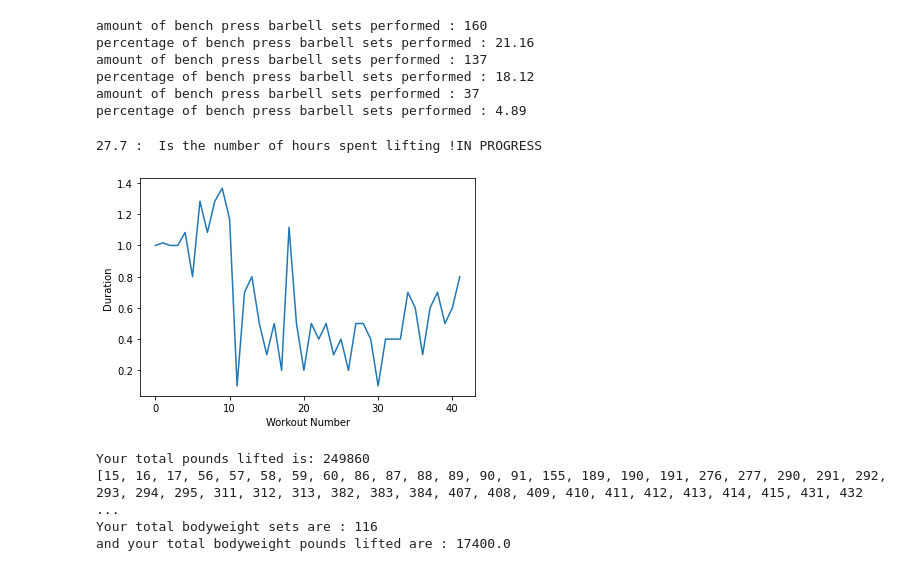
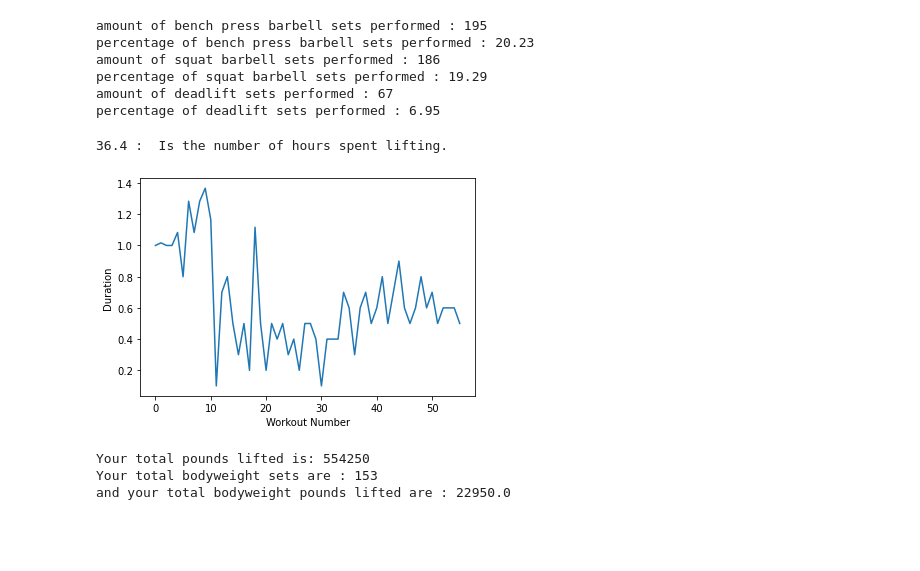
Before and after one commit to JosephAFerguson/datasciencelearning, a Jupyter notebook: liftdatanotebook.ipynb, the cells around one changed output. Drawn from its saved outputs; the diff is of its cells as text; code cells hidden in the pictures; blank space fills up the shorter version.

```diff
--- a/liftdatanotebook.ipynb
+++ b/liftdatanotebook.ipynb
@@ -28,20 +31,20 @@ The amount of workouts completed are: 45
 # %%
 #Make graph of duration of workout in total amount of sets
 #Use npworkouts from above cell
-workoutDur = []
+workoutSets = []
 #Makes new list containing duration of x workouts
-for i in range(len(npworkouts)):
+for i in range(len(uniquedates)):
     if i != 0:
-        dur = npworkouts[i] - npworkouts[i-1]
-        workoutDur.append(dur)
+        dur = uniquedates[i] - uniquedates[i-1]
+        workoutSets.append(dur)
 #Find average duration (# of sets)
 sum = 0
-for i in workoutDur:
+for i in workoutSets:
     sum = sum + i
-average = sum/len(workoutDur)
-print("The average amount of sets of your workouts are: " + str(average))
+average = sum/len(workoutSets)
+print("The average amount of sets of your workouts are: {0:.2f}".format(average))
 #Make a chart
-plt.plot(workoutDur, )
+plt.plot(workoutSets, )
 plt.xlabel("Workout Number")
 plt.ylabel("Number of Sets")
 # %% [output]
@@ -51,11 +54,8 @@ Text(0, 0.5, 'Number of Sets')
 # %%
-#Use workouDur to get rows of the workouts in multiple list??
-npvariations = np.array([data.values.T[3].tolist()])
-iterations1 = 0
 bpperformed_barbell = 0
 squat_barbell = 0
 deadlift_barbell = 0
-for i in npvariations[0]:
+for i in ExerciseName:
     if i == 'Bench Press (Barbell)':
         bpperformed_barbell +=1
     if i == 'Squat (Barbell)':
@@ -63,88 +63,80 @@ for i in npvariations[0]:
     if i == "Deadlift (Barbell)":
         deadlift_barbell +=1
 print("amount of bench press barbell sets performed : " + str(bpperformed_barbell))
-print("percentage of bench press barbell sets performed : {0:.2f}".format((bpperformed_barbell/len(npvariations[0]))*100))
-print("amount of bench press barbell sets performed : " + str(squat_barbell))
-print("percentage of bench press barbell sets performed : {0:.2f}".format((squat_barbell/len(npvariations[0]))*100))
-print("amount of bench press barbell sets performed : " + str(deadlift_barbell))
-print("percentage of bench press barbell sets performed : {0:.2f}".format((deadlift_barbell/len(npvariations[0]))*100))
+print("percentage of bench press barbell sets performed : {0:.2f}".format((bpperformed_barbell/len(ExerciseName))*100))
+print("amount of squat barbell sets performed : " + str(squat_barbell))
+print("percentage of squat barbell sets performed : {0:.2f}".format((squat_barbell/len(ExerciseName))*100))
+print("amount of deadlift sets performed : " + str(deadlift_barbell))
+print("percentage of deadlift sets performed : {0:.2f}".format((deadlift_barbell/len(ExerciseName))*100))
 # %% [output]
-amount of bench press barbell sets performed : 160
-percentage of bench press barbell sets performed : 21.16
-amount of bench press barbell sets performed : 137
-percentage of bench press barbell sets performed : 18.12
-amount of bench press barbell sets performed : 37
-percentage of bench press barbell sets performed : 4.89
+amount of bench press barbell sets performed : 195
+percentage of bench press barbell sets performed : 20.23
+amount of squat barbell sets performed : 186
+percentage of squat barbell sets performed : 19.29
+amount of deadlift sets performed : 67
+percentage of deadlift sets performed : 6.95
 # %%
-#Try to calculate total duration
-nptime = np.array([data.values.T[2].tolist()])
 iterations = 0
 hourslist= []
-#maybe use iterationlist.append[iterations] for x values
-#then duration in hours y-value
 hours = 0
 minutes = 0
-for i in nptime[0]:
+for i in duration:
     if iterations != 0:
-        if nptime[0][iterations] != nptime[0][iterations-1]:
+        if duration[iterations] != duration[iterations-1]:
             #Sum data formatted as singular hour with no minute add on "1h"
             if len(i) == 2 and i[1] != 'm':
                 hours += int(i[0])
                 hourslist.append(int(i[0]))
             #Sum data formatted as singular minute with no add-ons "8m"
             elif len(i) == 2 and i[1] != 'h' and i[1] == 'm':
                 minutes += int(i[0])
                 hourslist.append(round((int(i[0])/60), 1))
             #Sum data formatted as value-minutes with no hour "add-on" "55m"
             elif len(i) == 3 and i[2] != 'h' and i[2] != 's':
                 minutes += int(i[:2])
                 hourslist.append(round((int(i[:2])/60), 1))
             elif len(i) > 3 and i[1] == 'h':
                 if len(i) == 5: #formatted "1h 1m"
                     hours += int(i[0])
                     minutes += int(i[3])
                     hourslist.append(int(i[0])+(int(i[3])/60))
                 elif len(i) == 6: #formatted as "1h 10m"
                     hours += int(i[0])
                     minutes += int(i[3:5])
                     hourslist.append(int(i[0]) + (int(i[3:5])/60))
-            #hourslist.append(round((hours + minutes/60), 1))
-            #hourslist.append(int(i[0]) + int(i[3:5]))
     else:
         minutes += 55
     iterations += 1
 plt.plot(hourslist, )
 plt.xlabel("Workout Number")
 plt.ylabel("Duration")
-print("{0:.1f} :  Is the number of hours spent lifting !IN PROGRESS".format(hours + minutes/60))
+print("{0:.1f} :  Is the number of hours spent lifting.".format(hours + minutes/60))
 # %% [output]
-27.7 :  Is the number of hours spent lifting !IN PROGRESS
+36.4 :  Is the number of hours spent lifting.
-[figure, old version]
+[figure, new version]
 # %%
 #try to calculate total pounds
-nppounds = np.array([data.values.T[5].tolist()])
-npreps = np.array([data.values.T[4].tolist()])
+nppounds = np.array(Weight)#[data.values.T[5].tolist()])
+npreps = np.array(Reps)#[data.values.T[4].tolist()])
 
 #calculates poundage of non-bodyweight exercises
 nptotalpounds = nppounds * npreps
-totalpounds = np.sum(a=nptotalpounds)
+totalpounds = np.sum(nptotalpounds)
 print("Your total pounds lifted is: " + str(totalpounds))
 
 #calculates poundage of bodyweight exercises
 bodyweightsets = 0
 index = 0
 indexes_of_npsets =[]
-for i in nppounds[0]:
+for i in nppounds:
     if i == 0:
         bodyweightsets +=1
         indexes_of_npsets.append(index)
     index+=1
 
-print(indexes_of_npsets)
 bodyweightpounds = bodyweightsets * 150 #mean bodyweight for individual
 print("Your total bodyweight sets are : {0:.0f} \nand your total bodyweight pounds lifted are : {1:.1f}".format(bodyweightsets, bodyweightpounds))
 # %% [output]
-Your total pounds lifted is: 249860
-[15, 16, 17, 56, 57, 58, 59, 60, 86, 87, 88, 89, 90, 91, 155, 189, 190, 191, 276, 277, 290, 291, 292, 293, 294, 295, 311, 312, 313, 382, 383, 384, 407, 408, 409, 410, 411, 412, 413, 414, 415, 431, 432 ...
-Your total bodyweight sets are : 116
-and your total bodyweight pounds lifted are : 17400.0
+Your total pounds lifted is: 554250
+Your total bodyweight sets are : 153
+and your total bodyweight pounds lifted are : 22950.0
```
Also changed, not shown: parts of 4 cells of this notebook.
